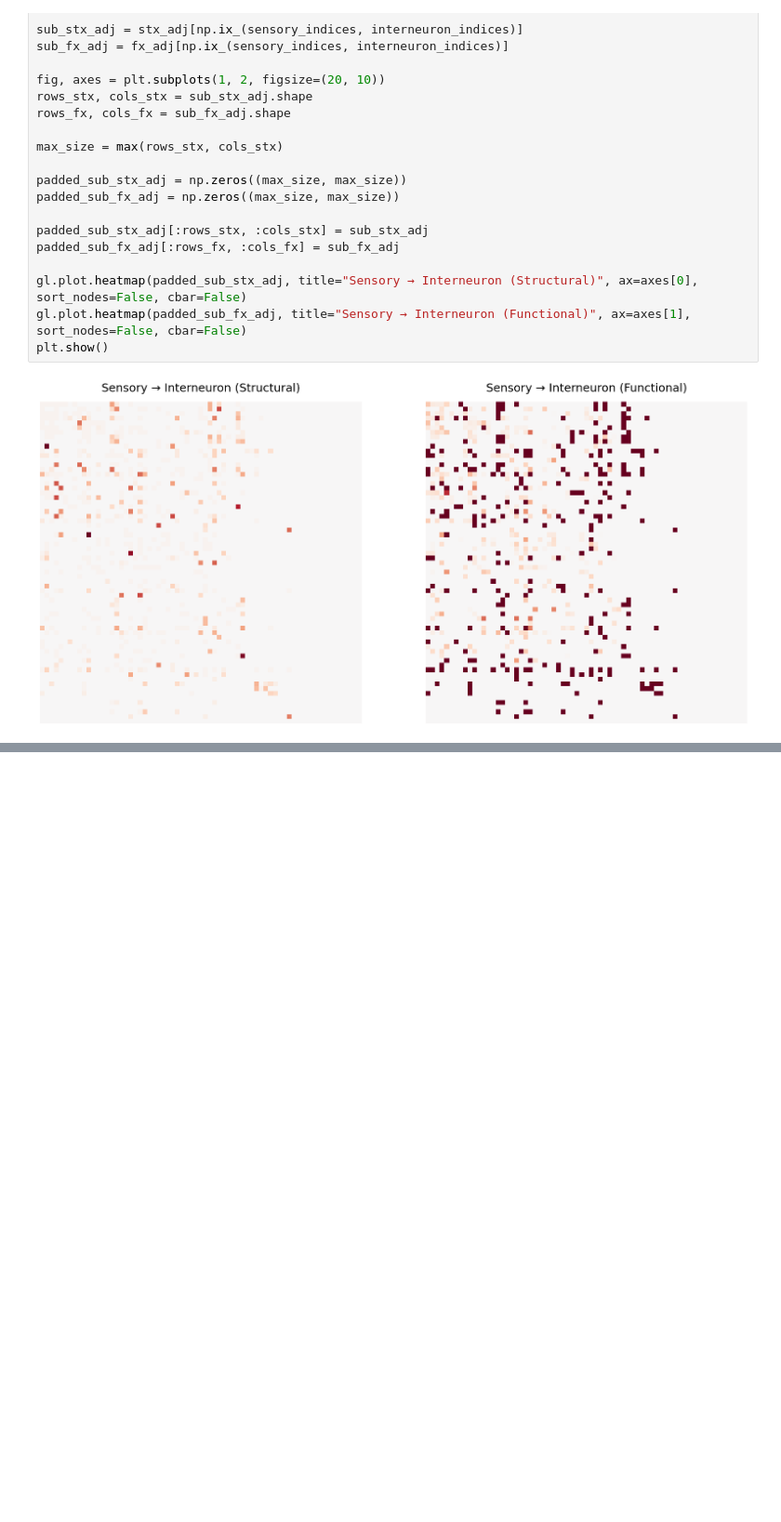
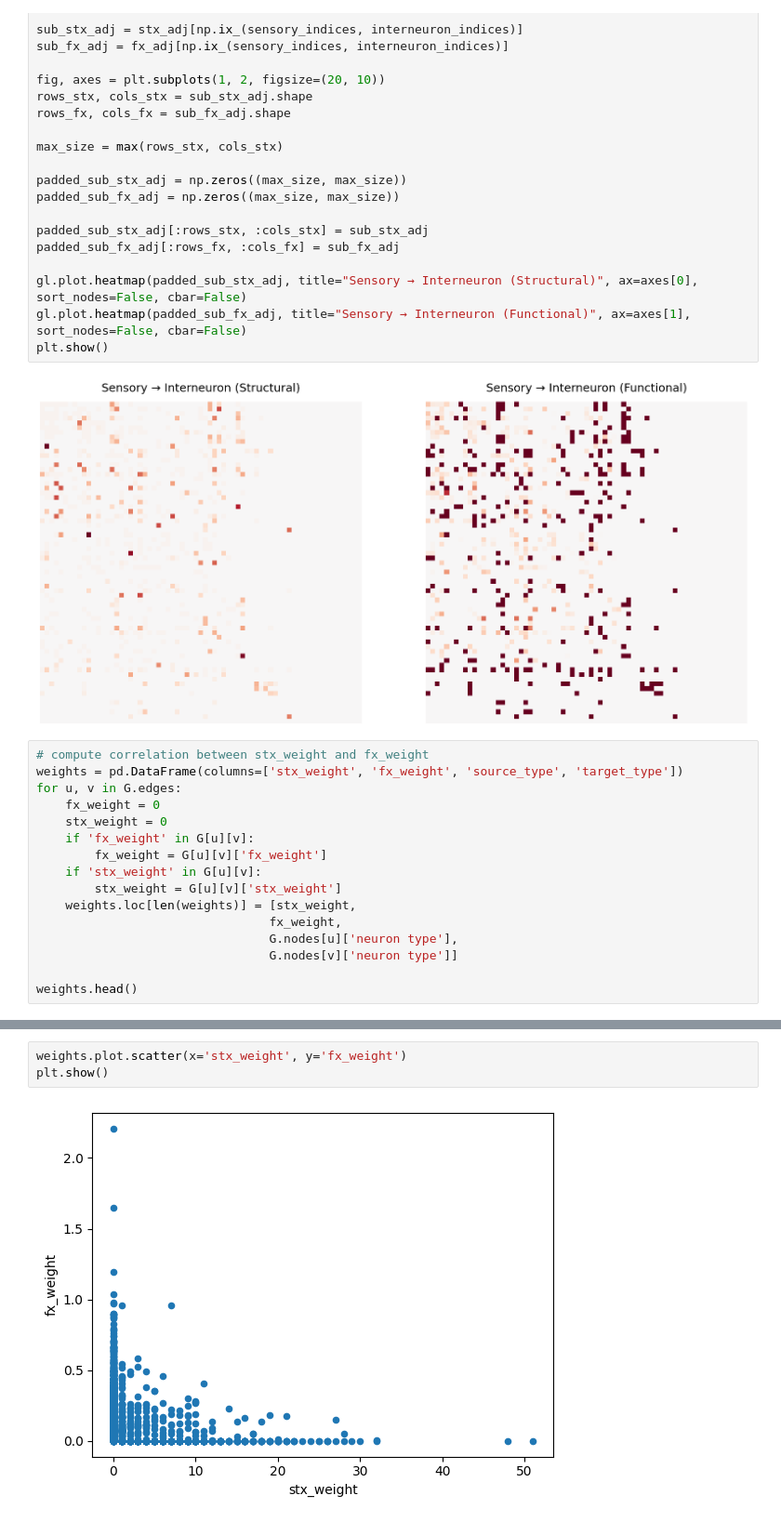
Before and after one commit to Shavit-Lab/celegans_connectome_analysis, a Jupyter notebook: networks.ipynb, the cells around one changed output, grey strips where cells are left out. Shown at 93% size. Drawn from its saved outputs; the diff is of its cells as text; blank space fills up the shorter version.

```diff
--- a/networks.ipynb
+++ b/networks.ipynb
@@ -167,3 +167,19 @@ gl.plot.heatmap(padded_sub_fx_adj, title="Sensory → Interneuron (Functional)",
 plt.show()
 # %% [output]
 [figure]
+# %%
+# compute correlation between stx_weight and fx_weight
+weights = pd.DataFrame(columns=['stx_weight', 'fx_weight', 'source_type', 'target_type'])
+for u, v in G.edges:
+    fx_weight = 0
+    stx_weight = 0
+    if 'fx_weight' in G[u][v]:
+        fx_weight = G[u][v]['fx_weight']
+    if 'stx_weight' in G[u][v]:
+        stx_weight = G[u][v]['stx_weight']
+    weights.loc[len(weights)] = [stx_weight,
+                                fx_weight,
+                                G.nodes[u]['neuron type'],
+                                G.nodes[v]['neuron type']]
+
+weights.head()
@@ -169,0 +193,5 @@ plt.show()
+# %%
+weights.plot.scatter(x='stx_weight', y='fx_weight')
+plt.show()
+# %% [output]
+[figure, added]
```
Also changed, not shown: parts of 8 cells of this notebook.
